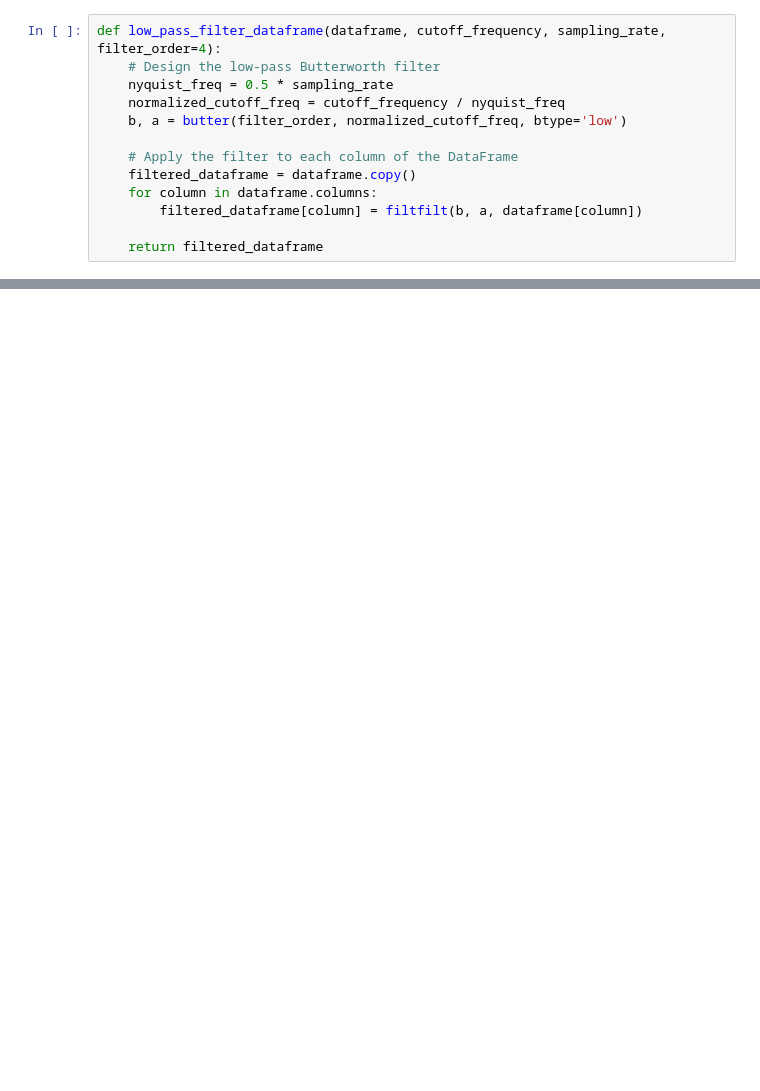
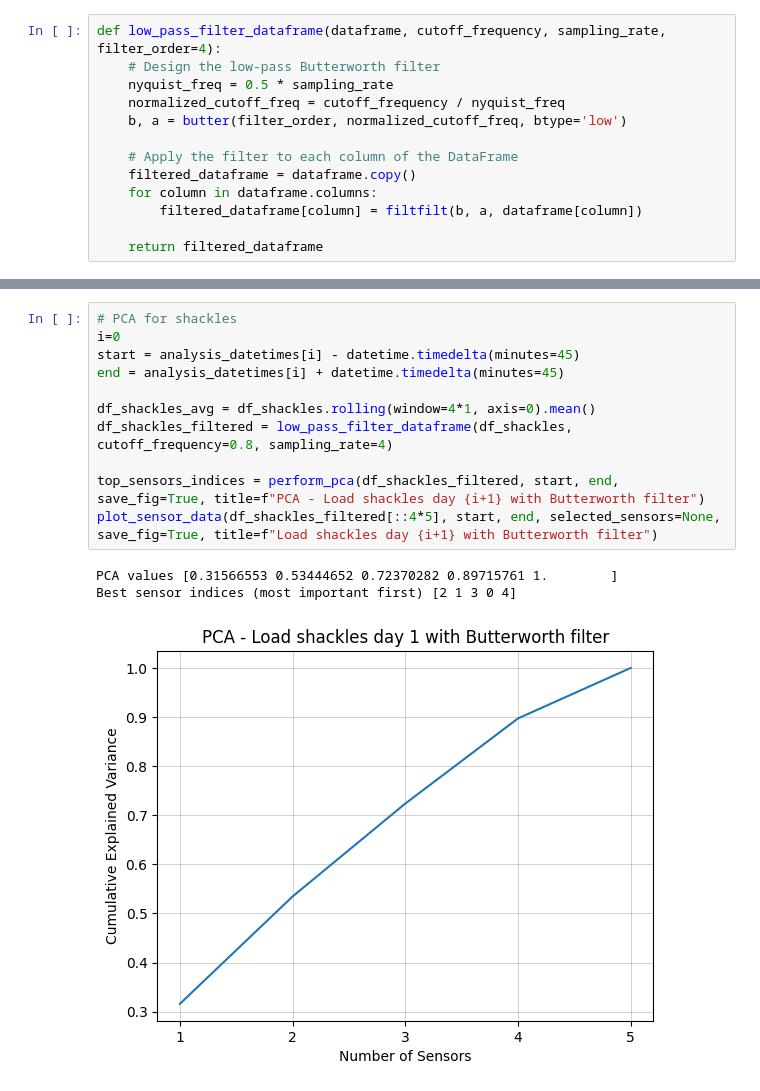
Before and after one commit to TheRealArmon/TTK_final_boss, a Jupyter notebook: sensors/curated_data/analysis.ipynb, the cells around one changed output, grey strips where cells are left out. Cells and saved outputs as stored; diff of their text form; blank space fills up the shorter version.

```diff
--- a/sensors/curated_data/analysis.ipynb
+++ b/sensors/curated_data/analysis.ipynb
@@ -182,0 +215,15 @@ def low_pass_filter_dataframe(dataframe, cutoff_frequency, sampling_rate, filter
+# %%
+# PCA for shackles
+i=0
+start = analysis_datetimes[i] - datetime.timedelta(minutes=45)
+end = analysis_datetimes[i] + datetime.timedelta(minutes=45)
+
+df_shackles_avg = df_shackles.rolling(window=4*1, axis=0).mean()
+df_shackles_filtered = low_pass_filter_dataframe(df_shackles, cutoff_frequency=0.8, sampling_rate=4)
+
+top_sensors_indices = perform_pca(df_shackles_filtered, start, end, save_fig=True, title=f"PCA - Load shackles day {i+1} with Butterworth filter")
+plot_sensor_data(df_shackles_filtered[::4*5], start, end, selected_sensors=None, save_fig=True, title=f"Load shackles day {i+1} with Butterworth filter")
+# %% [output]
+PCA values [0.31566553 0.53444652 0.72370282 0.89715761 1.        ]
+Best sensor indices (most important first) [2 1 3 0 4]
+[figure, added]
```
Also changed, not shown: parts of 13 cells of this notebook, 13 other files.
